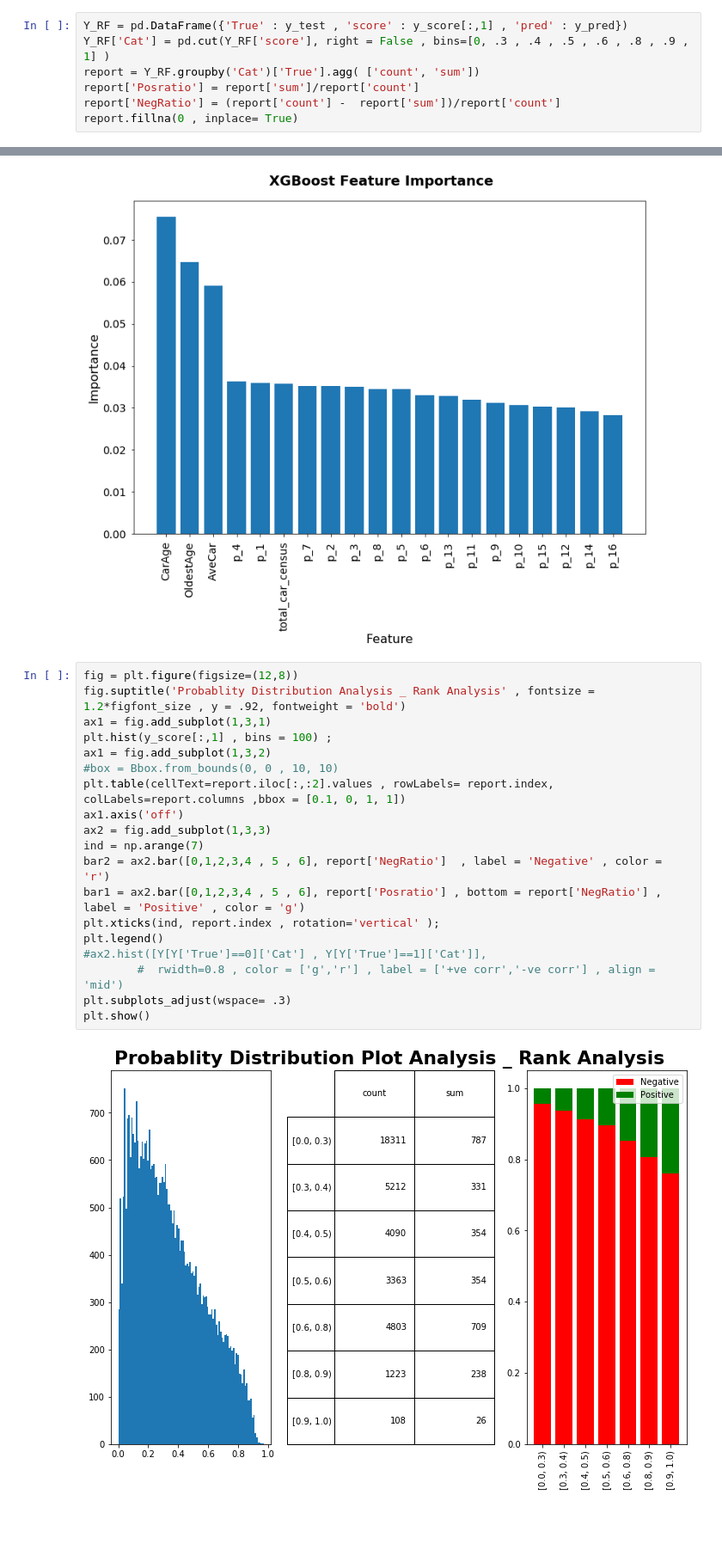
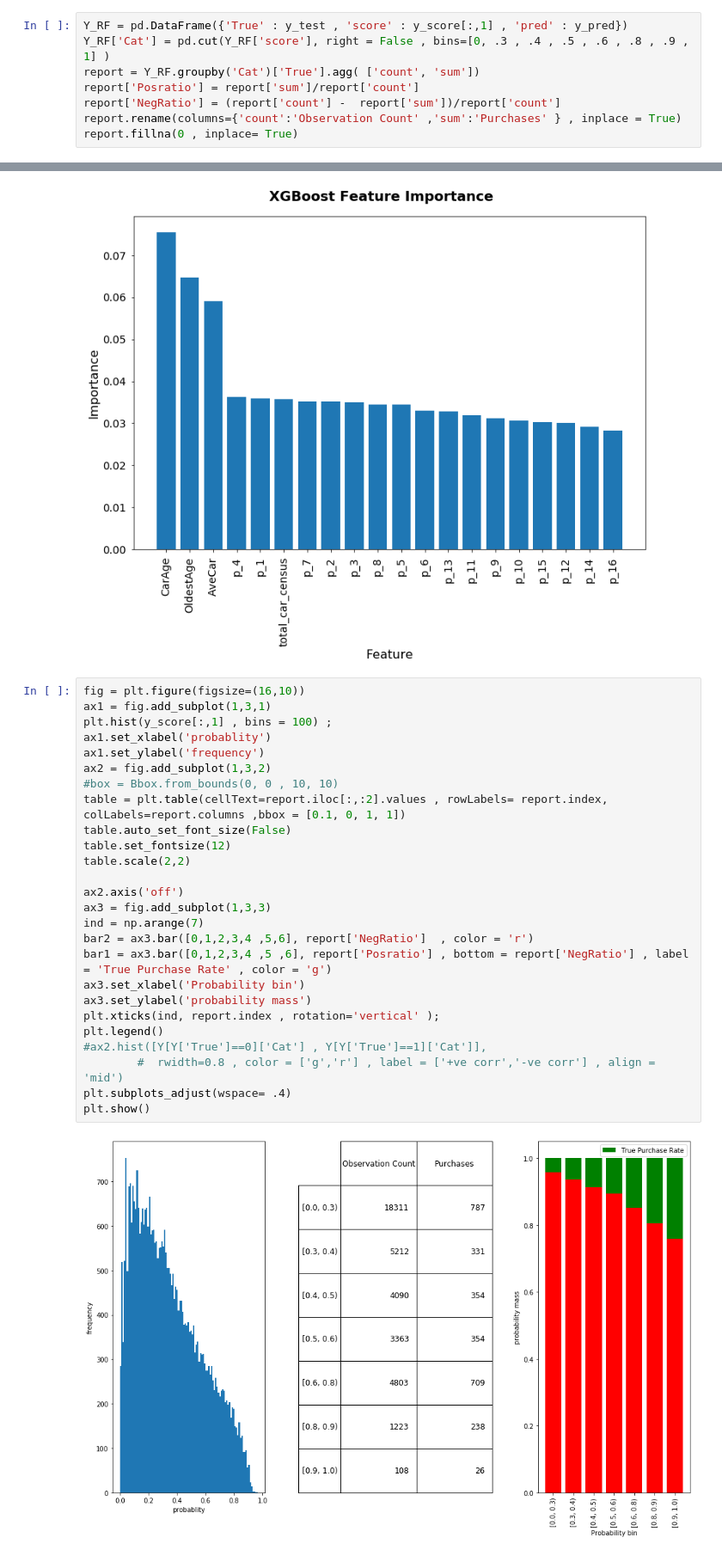
Before and after one commit to hnikana/US_-science-, a Jupyter notebook: in_market.ipynb, the cells around one changed output, grey strips where cells are left out. Shown at 86% size. Saved outputs shown, nothing was run; the diff lists cells and outputs as text; blank space fills up the shorter version.

```diff
--- a/in_market.ipynb
+++ b/in_market.ipynb
@@ -430,6 +447,7 @@ Y_RF['Cat'] = pd.cut(Y_RF['score'], right = False , bins=[0, .3 , .4 , .5 , .6 ,
 report = Y_RF.groupby('Cat')['True'].agg( ['count', 'sum'])
 report['Posratio'] = report['sum']/report['count']
 report['NegRatio'] = (report['count'] -  report['sum'])/report['count']
+report.rename(columns={'count':'Observation Count' ,'sum':'Purchases' } , inplace = True)
 report.fillna(0 , inplace= True)
 # %%
 AUC_curve(RF ,X_test,  y_test, y_pred, y_score , title = 'Random Forest AUC' , path = '')
@@ -440,23 +458,30 @@ plot_importance (RF.feature_importances_ , n_features = 20  , feature_list = X_t
 # %% [output]
 [figure]
 # %%
-fig = plt.figure(figsize=(12,8))
-fig.suptitle('Probablity Distribution Analysis _ Rank Analysis' , fontsize = 1.2*figfont_size , y = .92, fontweight = 'bold')
+fig = plt.figure(figsize=(16,10))
 ax1 = fig.add_subplot(1,3,1)
 plt.hist(y_score[:,1] , bins = 100) ;
-ax1 = fig.add_subplot(1,3,2)
+ax1.set_xlabel('probablity')
+ax1.set_ylabel('frequency')
+ax2 = fig.add_subplot(1,3,2)
 #box = Bbox.from_bounds(0, 0 , 10, 10)
-plt.table(cellText=report.iloc[:,:2].values , rowLabels= report.index, colLabels=report.columns ,bbox = [0.1, 0, 1, 1])
-ax1.axis('off')
-ax2 = fig.add_subplot(1,3,3)
+table = plt.table(cellText=report.iloc[:,:2].values , rowLabels= report.index, colLabels=report.columns ,bbox = [0.1, 0, 1, 1])
+table.auto_set_font_size(False)
+table.set_fontsize(12)
+table.scale(2,2)
+
+ax2.axis('off')
+ax3 = fig.add_subplot(1,3,3)
 ind = np.arange(7)
-bar2 = ax2.bar([0,1,2,3,4 , 5 , 6], report['NegRatio']  , label = 'Negative' , color = 'r')
-bar1 = ax2.bar([0,1,2,3,4 , 5 , 6], report['Posratio'] , bottom = report['NegRatio'] , label = 'Positive' , color = 'g')
+bar2 = ax3.bar([0,1,2,3,4 ,5,6], report['NegRatio']  , color = 'r')
+bar1 = ax3.bar([0,1,2,3,4 ,5 ,6], report['Posratio'] , bottom = report['NegRatio'] , label = 'True Purchase Rate' , color = 'g')
+ax3.set_xlabel('Probability bin')
+ax3.set_ylabel('probability mass')
 plt.xticks(ind, report.index , rotation='vertical' );
 plt.legend()
 #ax2.hist([Y[Y['True']==0]['Cat'] , Y[Y['True']==1]['Cat']],
         #  rwidth=0.8 , color = ['g','r'] , label = ['+ve corr','-ve corr'] , align = 'mid')
-plt.subplots_adjust(wspace= .3)
+plt.subplots_adjust(wspace= .4)
 plt.show()
 # %% [output]
-[figure, old version]
+[figure, new version]
```
Also changed, not shown: parts of 13 cells of this notebook, 8 other files.
